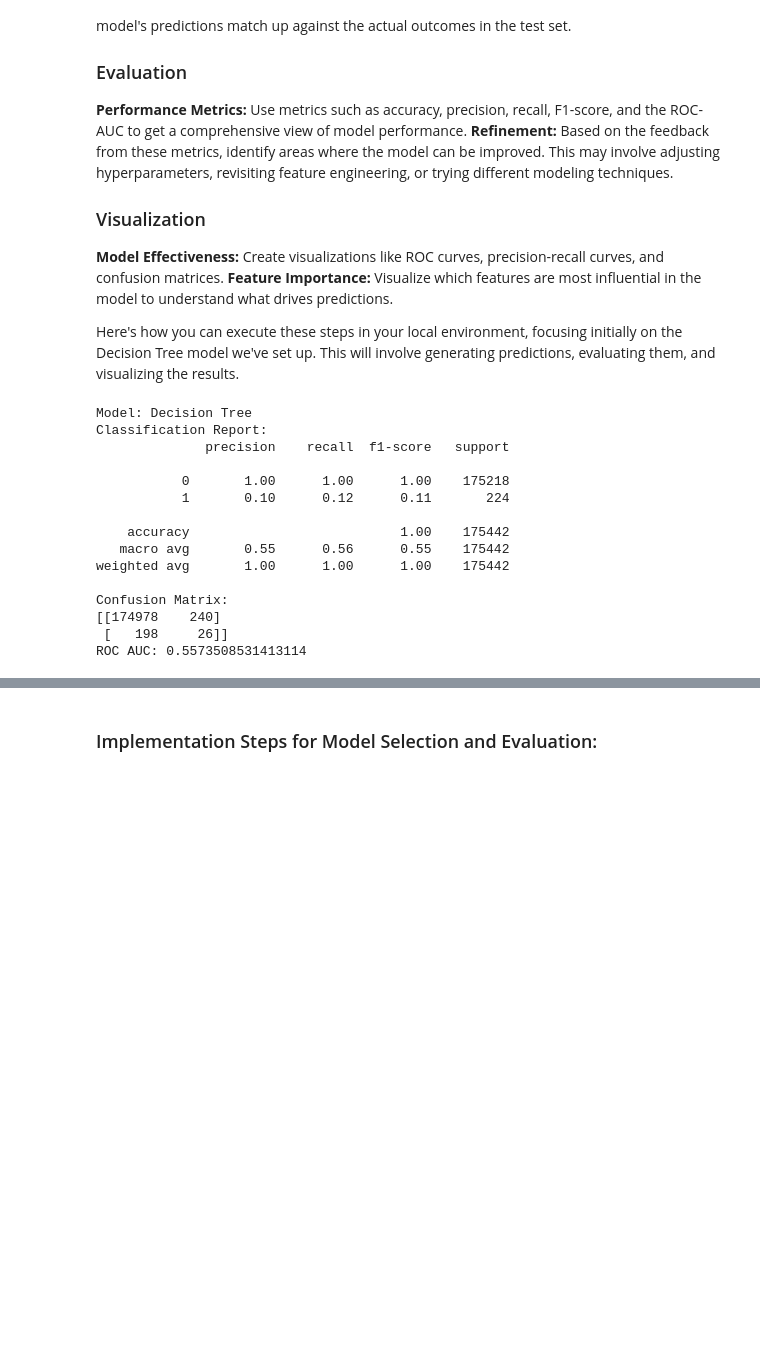
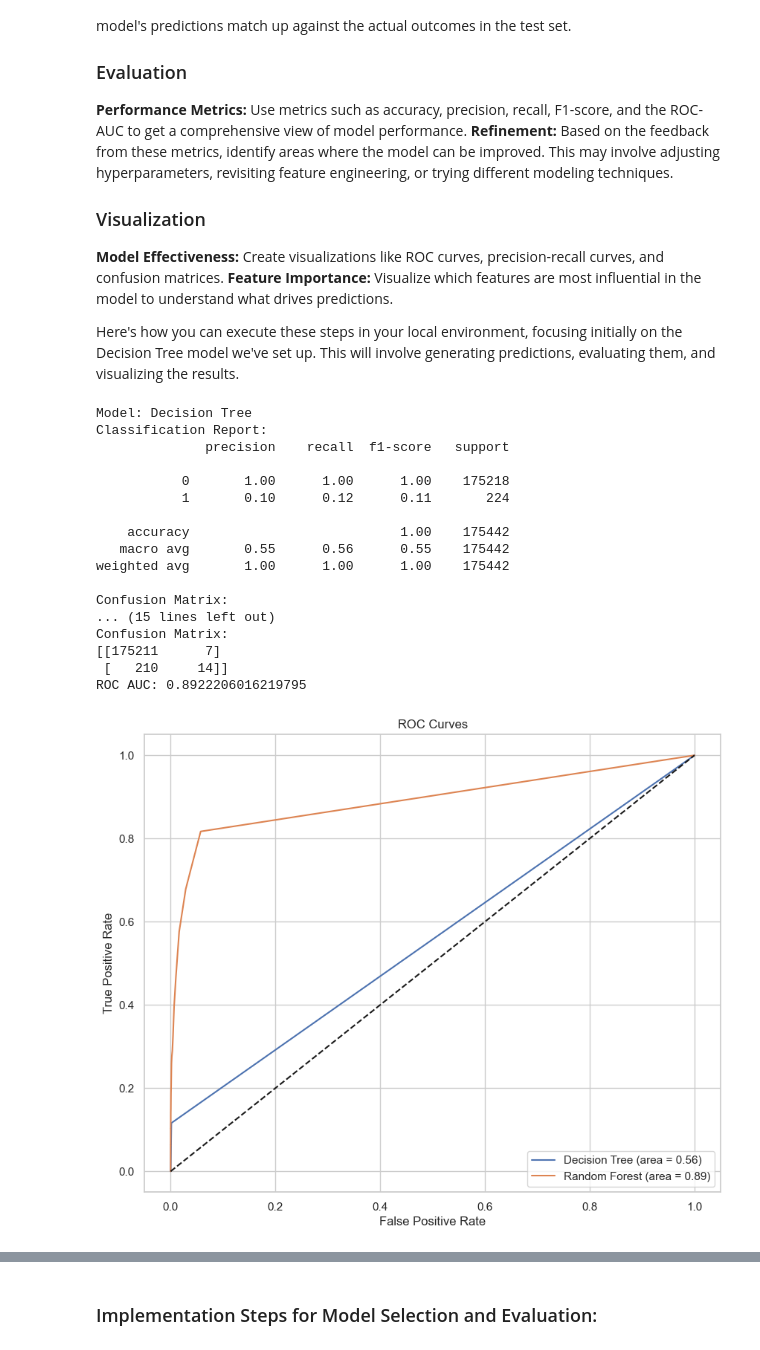
Before and after one commit to bigonil/BH-PCMLAI, a Jupyter notebook: BH-PCMLAI Capstone Project/Predictive_Maintenance_Model.ipynb, the cells around one changed output, grey strips where cells are left out. Cells and saved outputs as stored; diff of their text form; code cells hidden in the pictures; blank space fills up the shorter version.

```diff
--- a/BH-PCMLAI Capstone Project/Predictive_Maintenance_Model.ipynb
+++ b/BH-PCMLAI Capstone Project/Predictive_Maintenance_Model.ipynb
@@ -658,34 +659,37 @@ plt.figure(figsize=(10, 8))
 for name, result in results.items():
     plt.plot(result['roc_curve'][0], result['roc_curve'][1], label=f'{name} (area = {result["roc_auc"]:.2f})')
 plt.plot([0, 1], [0, 1], 'k--')
 plt.xlabel('False Positive Rate')
 plt.ylabel('True Positive Rate')
 plt.title('ROC Curves')
 plt.legend(loc='lower right')
 plt.show()
 
 # Feature importance for Random Forest
 importances = models['Random Forest'].feature_importances_
 indices = np.argsort(importances)[::-1]
 plt.figure(figsize=(10, 8))
 plt.title('Feature Importances in Random Forest')
 plt.bar(range(X_train.shape[1]), importances[indices], align='center')
 plt.xticks(range(X_train.shape[1]), X_train.columns[indices], rotation=90)
-plt.tight.xlim([-1, X_train.shape[1]])
+plt.xlim([-1, X_train.shape[1]])
 plt.show()
 # %% [output]
 Model: Decision Tree
 Classification Report:
               precision    recall  f1-score   support
 
            0       1.00      1.00      1.00    175218
            1       0.10      0.12      0.11       224
 
     accuracy                           1.00    175442
    macro avg       0.55      0.56      0.55    175442
 weighted avg       1.00      1.00      1.00    175442
 
 Confusion Matrix:
-[[174978    240]
- [   198     26]]
-ROC AUC: 0.5573508531413114
+... (15 lines left out)
+Confusion Matrix:
+[[175211      7]
+ [   210     14]]
+ROC AUC: 0.8922206016219795
+[figure, added]
```
Also changed, not shown: parts of 3 cells of this notebook.
